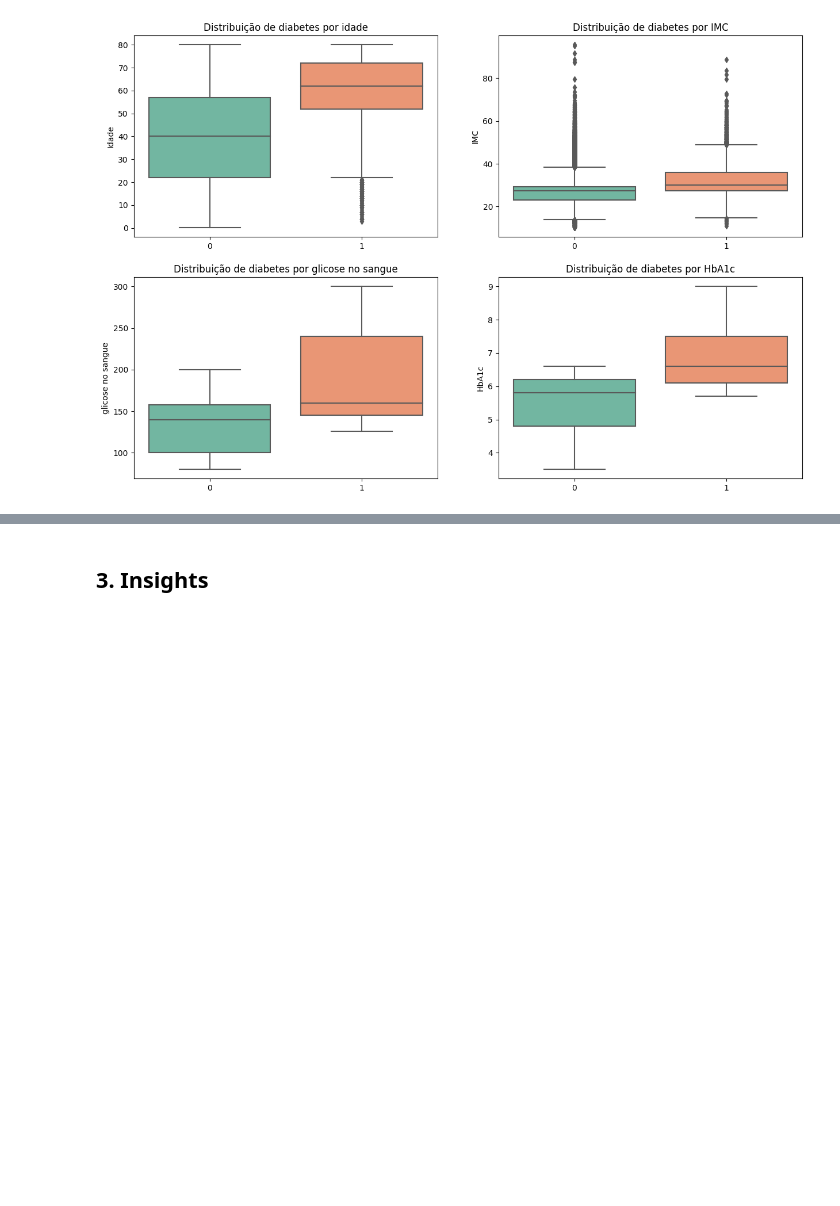
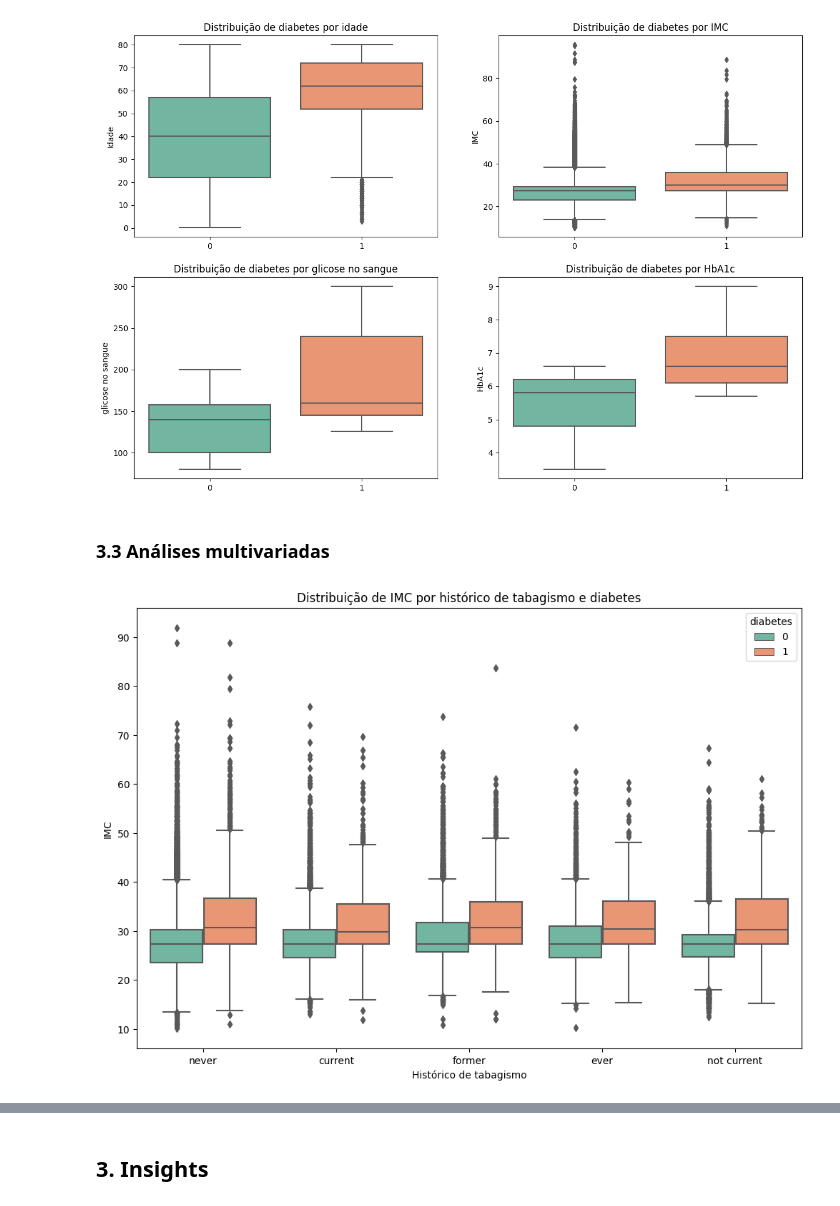
Before and after one commit to atlantico-academy/equipe2-2014.2, a Jupyter notebook: notebooks/01-exploratory_data_analysis.ipynb, the cells around one changed output, grey strips where cells are left out. Drawn from its saved outputs; the diff is of its cells as text; code cells hidden in the pictures; blank space fills up the shorter version.

Commit message:
Adiciona gráficos para análise multivariada

```diff
--- a/notebooks/01-exploratory_data_analysis.ipynb
+++ b/notebooks/01-exploratory_data_analysis.ipynb
@@ -168,3 +168,15 @@ axes[1,0].set_ylabel('glicose no sangue')
 # %% [output]
 Text(0, 0.5, 'glicose no sangue')
 [figure]
+# %% [markdown]
+### 3.3 Análises multivariadas
+# %%
+#boxplots do IMC por histórico de tabagismo
+plt.figure(figsize=(12, 8)) #cria figura
+sns.boxplot(x='smoking_history', y='bmi', hue='diabetes', data=df[df['smoking_history'] != 'No Info'], palette='Set2') #Cria o gráfico sem o valor "no info" para a variável smoking_history
+plt.title('Distribuição de IMC por histórico de tabagismo e diabetes')
+plt.xlabel('Histórico de tabagismo')
+plt.ylabel('IMC')
+plt.show()
+# %% [output]
+[figure, added]
```
Also changed, not shown: parts of 1 cell of this notebook.
